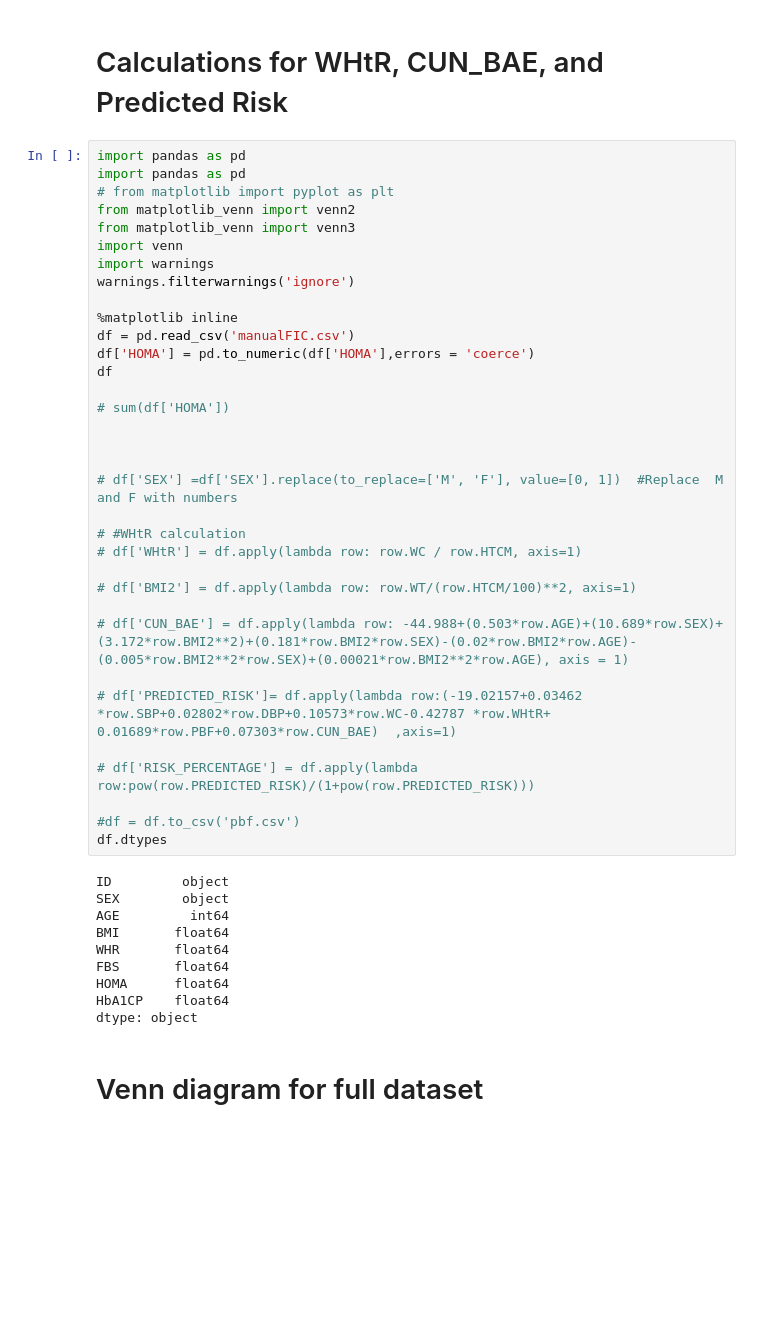
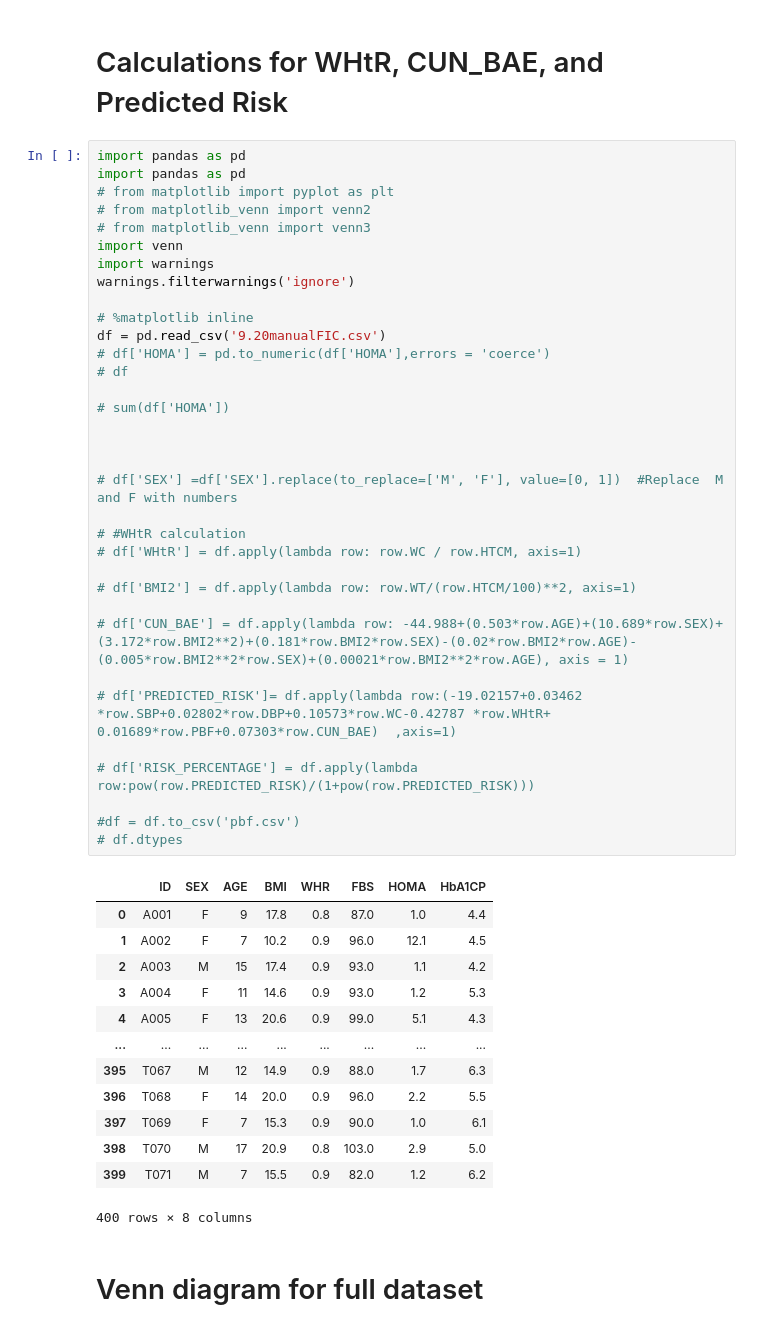
Before and after one commit to Nfayem/Stats-Mets, a Jupyter notebook: Transpose.ipynb, the cells around one changed output. Cells and saved outputs as stored; diff of their text form; blank space fills up the shorter version.

Commit message:
Code for Venn Diagram_modified Code for Venn Diagram_cleaned

```diff
--- a/Transpose.ipynb
+++ b/Transpose.ipynb
@@ -3,47 +3,51 @@
 # %%
 import pandas as pd
 import pandas as pd
 # from matplotlib import pyplot as plt
-from matplotlib_venn import venn2
-from matplotlib_venn import venn3
+# from matplotlib_venn import venn2
+# from matplotlib_venn import venn3
 import venn
 import warnings
 warnings.filterwarnings('ignore')
 
-%matplotlib inline
-df = pd.read_csv('manualFIC.csv')
-df['HOMA'] = pd.to_numeric(df['HOMA'],errors = 'coerce')
-df
+# %matplotlib inline
+df = pd.read_csv('9.20manualFIC.csv')
+# df['HOMA'] = pd.to_numeric(df['HOMA'],errors = 'coerce')
+# df
 
 # sum(df['HOMA'])
 
 
 
 # df['SEX'] =df['SEX'].replace(to_replace=['M', 'F'], value=[0, 1])  #Replace  M and F with numbers
 
 # #WHtR calculation
 # df['WHtR'] = df.apply(lambda row: row.WC / row.HTCM, axis=1)
 
 # df['BMI2'] = df.apply(lambda row: row.WT/(row.HTCM/100)**2, axis=1)
 
 # df['CUN_BAE'] = df.apply(lambda row: -44.988+(0.503*row.AGE)+(10.689*row.SEX)+(3.172*row.BMI2**2)+(0.181*row.BMI2*row.SEX)-(0.02*row.BMI2*row.AGE)-(0.005*row.BMI2**2*row.SEX)+(0.00021*row.BMI2**2*row.AGE), axis = 1)
 
 # df['PREDICTED_RISK']= df.apply(lambda row:(-19.02157+0.03462 *row.SBP+0.02802*row.DBP+0.10573*row.WC-0.42787 *row.WHtR+ 0.01689*row.PBF+0.07303*row.CUN_BAE)  ,axis=1)
 
 # df['RISK_PERCENTAGE'] = df.apply(lambda row:pow(row.PREDICTED_RISK)/(1+pow(row.PREDICTED_RISK)))
 
 #df = df.to_csv('pbf.csv')
-df.dtypes
+# df.dtypes
 # %% [output]
+|  | ID | SEX | AGE | BMI | WHR | FBS | HOMA | HbA1CP |
+| 0 | A001 | F | 9 | 17.8 | 0.8 | 87.0 | 1.0 | 4.4 |
+| 1 | A002 | F | 7 | 10.2 | 0.9 | 96.0 | 12.1 | 4.5 |
+| 2 | A003 | M | 15 | 17.4 | 0.9 | 93.0 | 1.1 | 4.2 |
+| 3 | A004 | F | 11 | 14.6 | 0.9 | 93.0 | 1.2 | 5.3 |
+| 4 | A005 | F | 13 | 20.6 | 0.9 | 99.0 | 5.1 | 4.3 |
+| ... | ... | ... | ... | ... | ... | ... | ... | ... |
+| 395 | T067 | M | 12 | 14.9 | 0.9 | 88.0 | 1.7 | 6.3 |
+| 396 | T068 | F | 14 | 20.0 | 0.9 | 96.0 | 2.2 | 5.5 |
+| 397 | T069 | F | 7 | 15.3 | 0.9 | 90.0 | 1.0 | 6.1 |
+| 398 | T070 | M | 17 | 20.9 | 0.8 | 103.0 | 2.9 | 5.0 |
+| 399 | T071 | M | 7 | 15.5 | 0.9 | 82.0 | 1.2 | 6.2 |
-ID         object
-SEX        object
-AGE         int64
-BMI       float64
-WHR       float64
-FBS       float64
-HOMA      float64
-HbA1CP    float64
-dtype: object
+400 rows × 8 columns
 # %% [markdown]
 # Venn diagram for full dataset
 # %%
```
Also changed, not shown: parts of 2 cells of this notebook, 1 other file.
